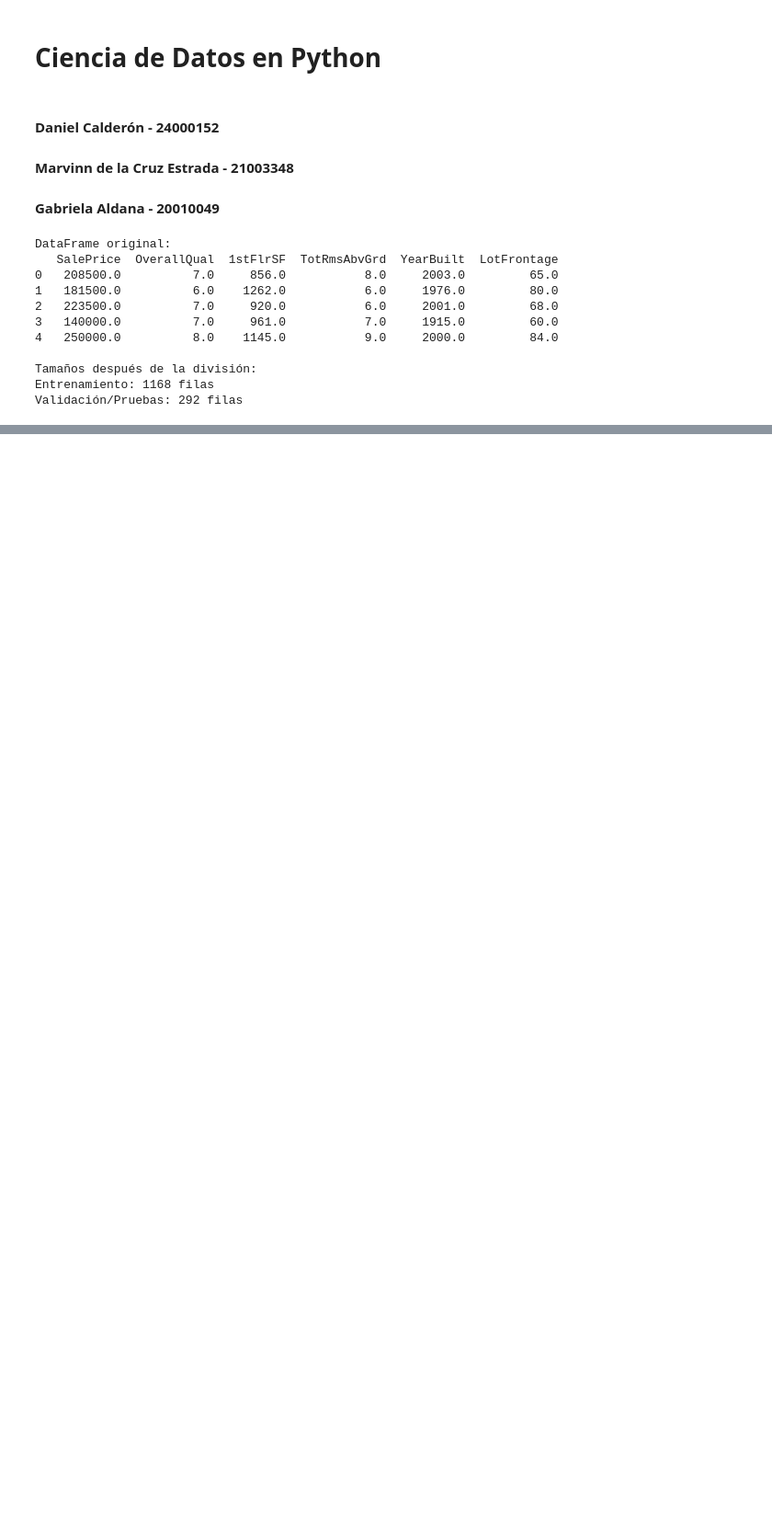
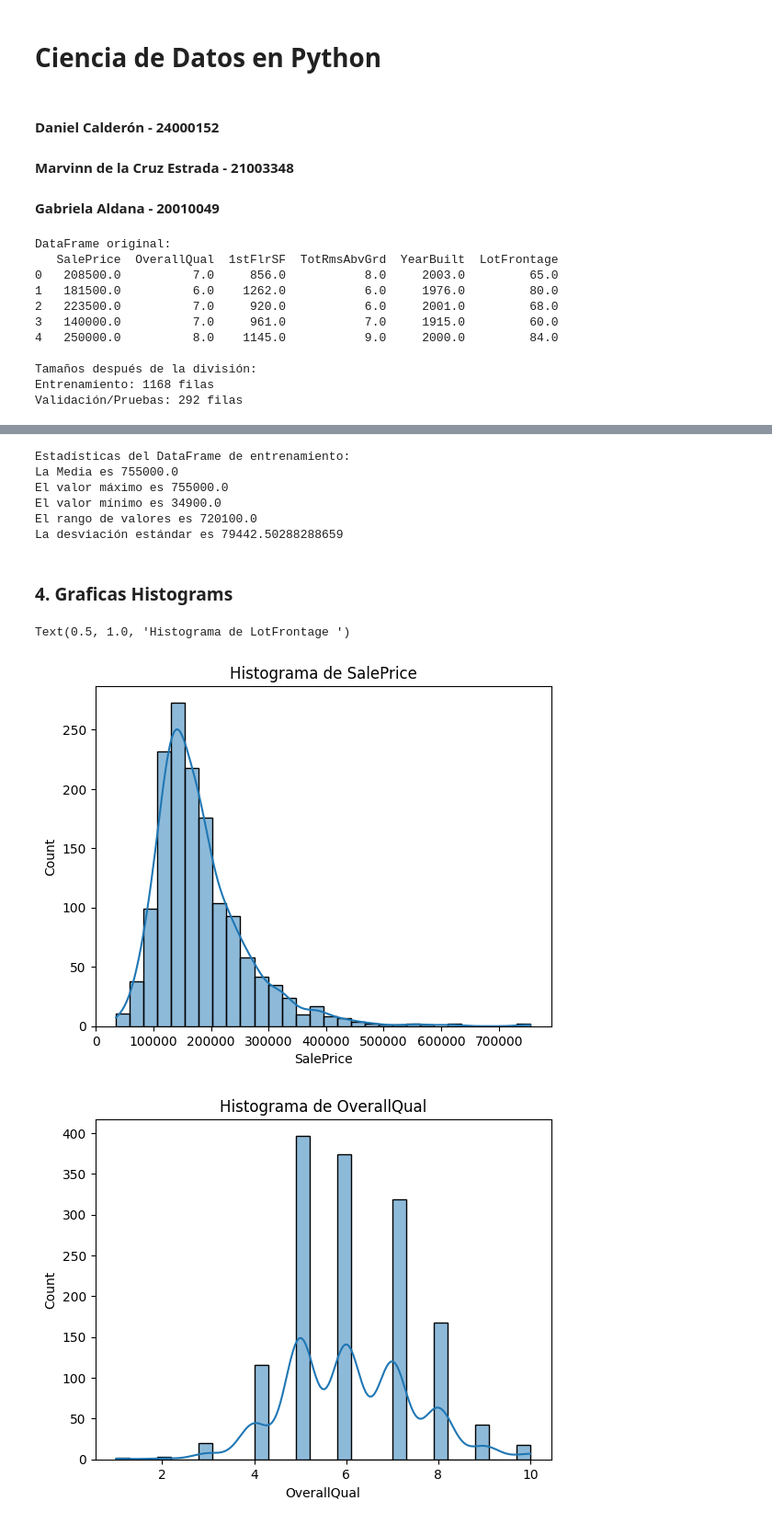
Before and after one commit to DanielCalderon97/Proyecto_Final_python, a Jupyter notebook: Proyecto_Final.ipynb, the cells around one changed output, grey strips where cells are left out. Shown at 92% size. Cells and saved outputs as stored; diff of their text form; code cells hidden in the pictures; blank space fills up the shorter version.

```diff
--- a/Proyecto_Final.ipynb
+++ b/Proyecto_Final.ipynb
@@ -59,0 +62,53 @@ Validación/Pruebas: 292 filas
+# %%
+# Sacar la Media, valor maximo y mínimo de cada columna, rango de valores y desnviacionestandar
+
+print("\nEstadísticas del DataFrame de entrenamiento:")
+
+print(f"La Media es {df['SalePrice'].max()}")  # Cambiar a mean() para la media
+
+print(f"El valor máximo es {df['SalePrice'].max()}") # Cambiar a max() para el máximo
+
+print(f"El valor mínimo es {df['SalePrice'].min()}") # Cambiar a min() para el mínimo
+
+print(f"El rango de valores es {df['SalePrice'].max() - df['SalePrice'].min()}") # Cambiar a max() y min() para el rango
+
+print(f"La desviación estándar es {df['SalePrice'].std()}") # Cambiar a std() para la desviación estándar
+# %% [output]
+Estadísticas del DataFrame de entrenamiento:
+La Media es 755000.0
+El valor máximo es 755000.0
+El valor mínimo es 34900.0
+El rango de valores es 720100.0
+La desviación estándar es 79442.50288288659
+# %% [markdown]
+###  4. Graficas Histograms
+# %%
+# Para cada variable en el dataset usar seaborn para graficar un histograma de la variable
+
+plt.figure()                                 # Crear una nueva figura
+sns.histplot(df['SalePrice'], bins=30, kde=True)
+plt.title('Histograma de SalePrice')
+
+plt.figure()                               # Crear una nueva figura
+sns.histplot(df['OverallQual'], bins=30, kde=True)
+plt.title('Histograma de OverallQual')
+
+plt.figure()                               # Crear una nueva figura
+sns.histplot(df['1stFlrSF'], bins=30, kde=True)
+plt.title('Histograma de 1stFlrSF')
+
+plt.figure()                               # Crear una nueva figura
+sns.histplot(df['TotRmsAbvGrd'], bins=30, kde=True)
+plt.title('Histograma de TotRmsAbvGrd')
+
+plt.figure()                               # Crear una nueva figura
+sns.histplot(df['YearBuilt'], bins=30, kde=True)
+plt.title('Histograma de YearBuilt ')
+
+plt.figure()                               # Crear una nueva figura
+sns.histplot(df['LotFrontage'], bins=30, kde=True)
+plt.title('Histograma de LotFrontage ')
+# %% [output]
+Text(0.5, 1.0, 'Histograma de LotFrontage ')
+[figure, added]
+[figure, added]
```
Also changed, not shown: parts of 9 cells of this notebook.
